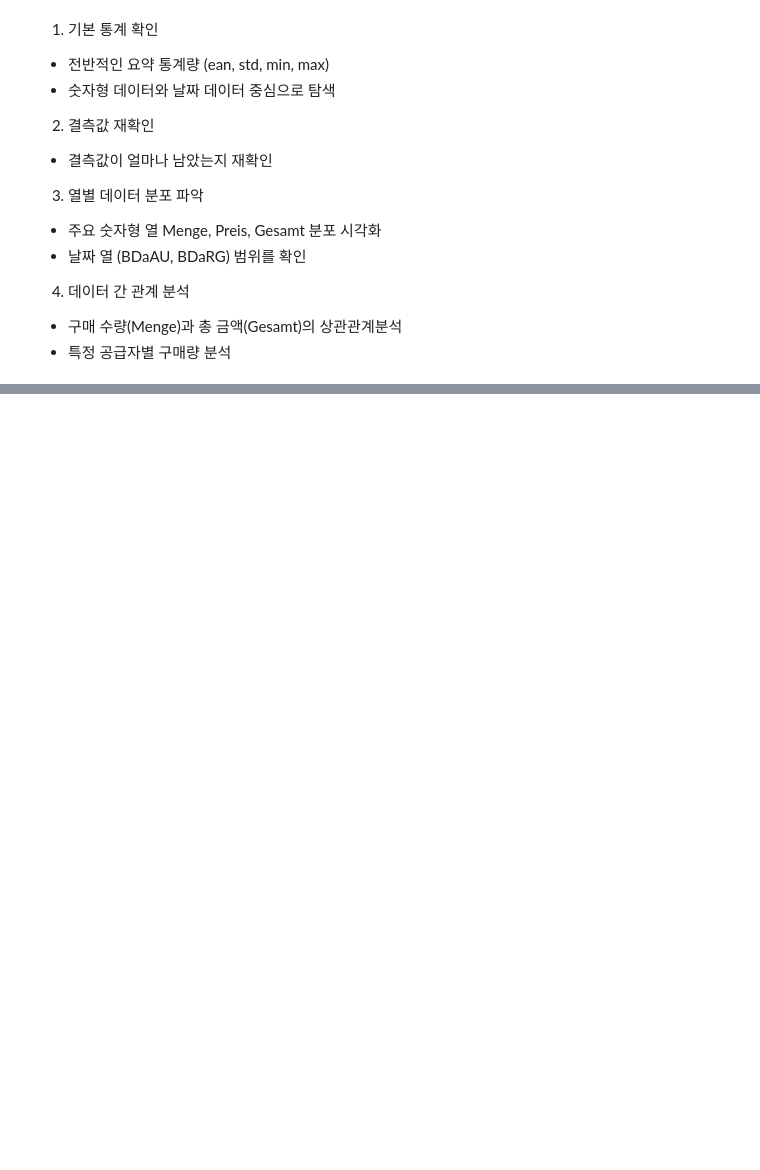
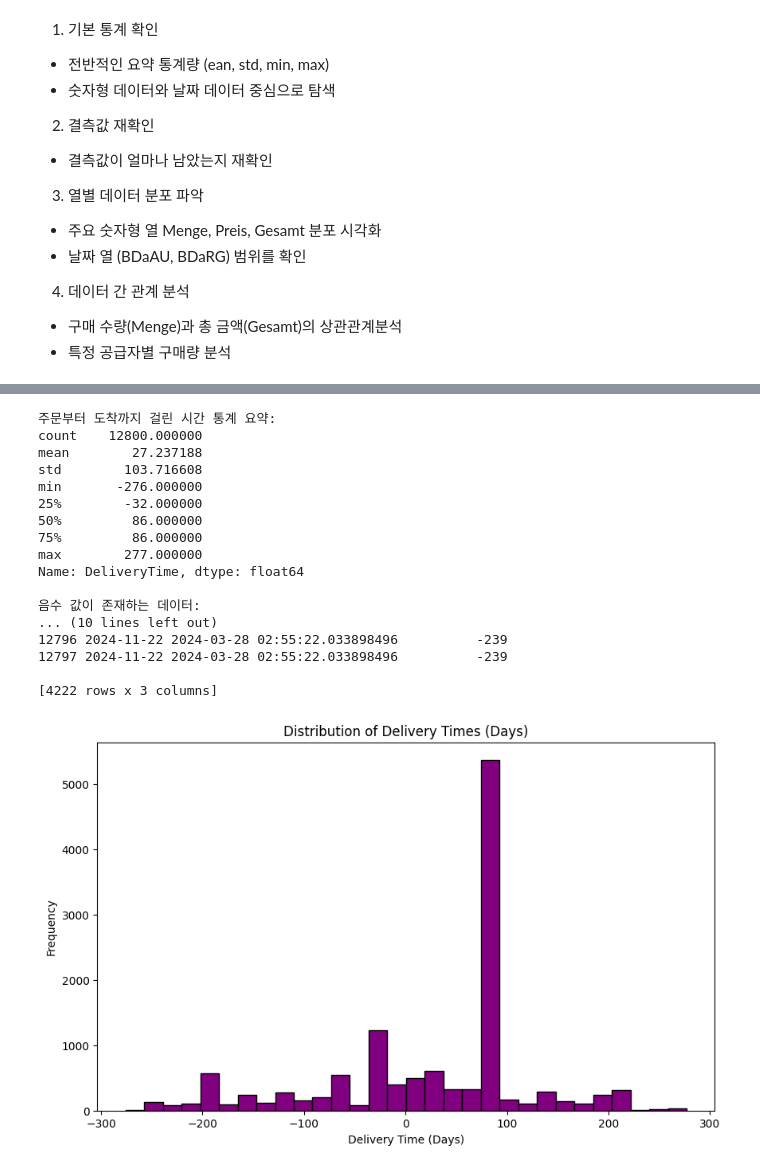
Before and after one commit to jisuseo/forecast_kimsasia, a Jupyter notebook: forecast_kimsasia.ipynb, the cells around one changed output, grey strips where cells are left out. Cells and saved outputs as stored; diff of their text form; code cells hidden in the pictures; blank space fills up the shorter version.

```diff
--- a/forecast_kimsasia.ipynb
+++ b/forecast_kimsasia.ipynb
@@ -227,0 +273,41 @@ Lieferanten.Land          NaN
+# %%
+# 1. 시간 차이 계산
+dataset_pur['DeliveryTime'] = (dataset_pur['BDaRG'] - dataset_pur['BDaAU']).dt.days
+
+# 2. 통계 요약
+delivery_time_stats = dataset_pur['DeliveryTime'].describe()
+
+print("주문부터 도착까지 걸린 시간 통계 요약:")
+print(delivery_time_stats)
+
+# 음수 값 확인 (데이터 문제 탐색)
+negative_delivery_time = dataset_pur[dataset_pur['DeliveryTime'] < 0]
+print("\n음수 값이 존재하는 데이터:")
+print(negative_delivery_time[['BDaAU', 'BDaRG', 'DeliveryTime']])
+
+# 3. 소요 시간 분포 시각화
+plt.figure(figsize=(10, 6))
+plt.hist(dataset_pur['DeliveryTime'].dropna(), bins=30, edgecolor='black', color='purple')
+plt.title('Distribution of Delivery Times (Days)')
+plt.xlabel('Delivery Time (Days)')
+plt.ylabel('Frequency')
+plt.show()
+# %% [output]
+주문부터 도착까지 걸린 시간 통계 요약:
+count    12800.000000
+mean        27.237188
+std        103.716608
+min       -276.000000
+25%        -32.000000
+50%         86.000000
+75%         86.000000
+max        277.000000
+Name: DeliveryTime, dtype: float64
+
+음수 값이 존재하는 데이터:
+... (10 lines left out)
+12796 2024-11-22 2024-03-28 02:55:22.033898496          -239
+12797 2024-11-22 2024-03-28 02:55:22.033898496          -239
+
+[4222 rows x 3 columns]
+[figure, added]
```
Also changed, not shown: parts of 4 cells of this notebook.
